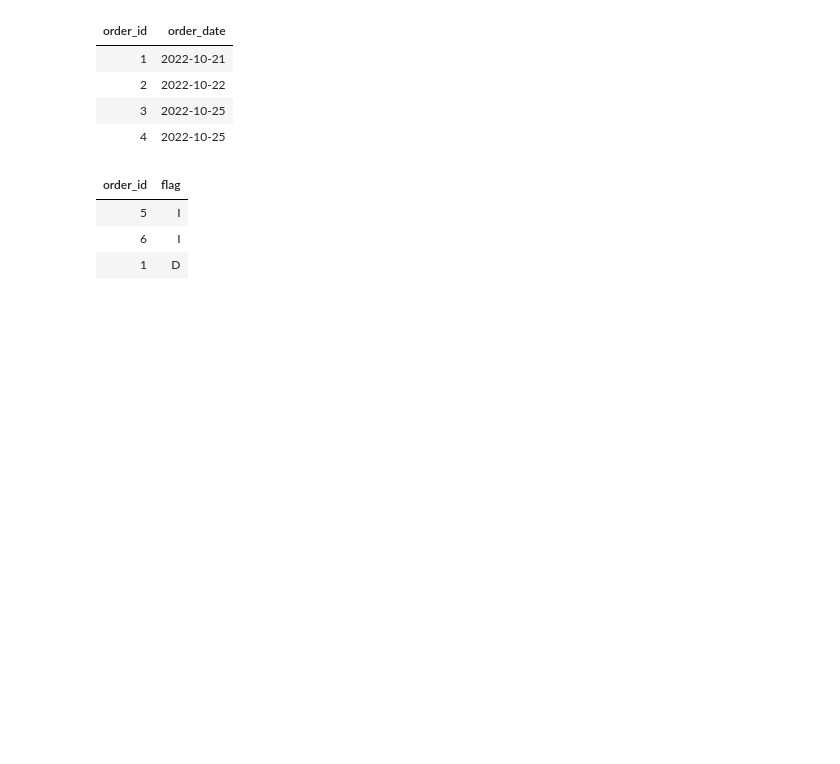
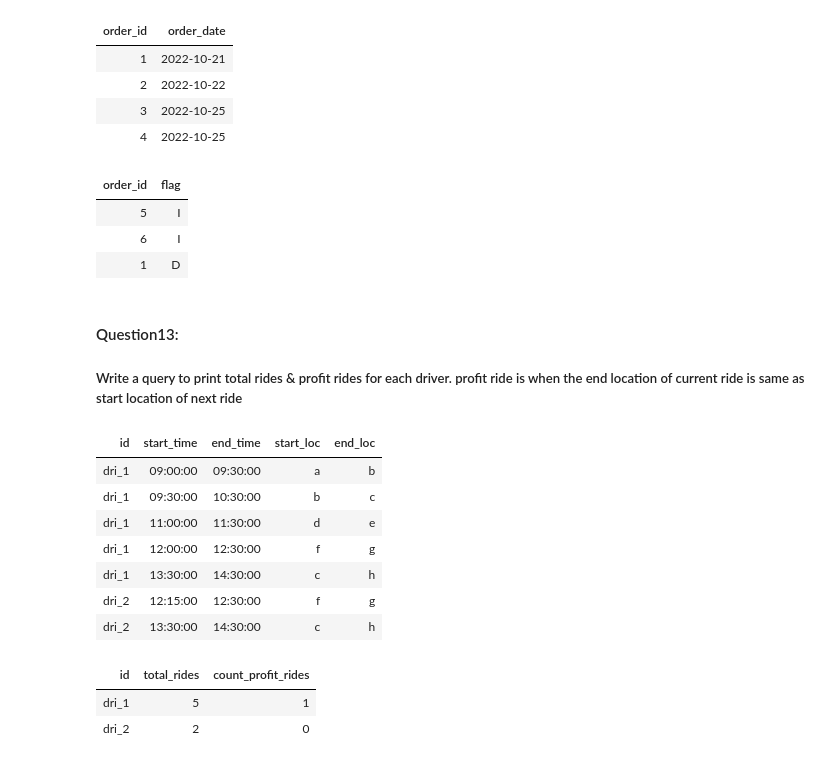
Before and after one commit to Rupam-1/SQL-Pyspark-practise_youtube, a Jupyter notebook: 04. SQL - Part3.ipynb, the cells around one changed output. Saved outputs shown, nothing was run; the diff lists cells and outputs as text; code cells hidden in the pictures; blank space fills up the shorter version.

```diff
--- a/04. SQL - Part3.ipynb
+++ b/04. SQL - Part3.ipynb
@@ -1210,3 +1210,55 @@ where t1.order_id is null or t2.order_id is null;
 | 5 | I |
 | 6 | I |
 | 1 | D |
+# %% [markdown]
+#### Question13:
+##### Write a query to print total rides & profit rides for each driver. profit ride is when the end location of current ride is same as start location of next ride
+# %%
+%sql
+DROP TABLE IF EXISTS drivers;
+CREATE TABLE drivers (
+    id VARCHAR(10),
+    start_time TIME,
+    end_time TIME,
+    start_loc VARCHAR(10),
+    end_loc VARCHAR(10)
+);
+INSERT INTO drivers VALUES
+('dri_1', '09:00:00', '09:30:00', 'a', 'b'),
+('dri_1', '09:30:00', '10:30:00', 'b', 'c'),
+('dri_1', '11:00:00', '11:30:00', 'd', 'e'),
+('dri_1', '12:00:00', '12:30:00', 'f', 'g'),
+('dri_1', '13:30:00', '14:30:00', 'c', 'h'),
+('dri_2', '12:15:00', '12:30:00', 'f', 'g'),
+('dri_2', '13:30:00', '14:30:00', 'c', 'h');
+
+SELECT * FROM drivers;
+# %% [output]
+| id | start_time | end_time | start_loc | end_loc |
+| dri_1 | 09:00:00 | 09:30:00 | a | b |
+| dri_1 | 09:30:00 | 10:30:00 | b | c |
+| dri_1 | 11:00:00 | 11:30:00 | d | e |
+| dri_1 | 12:00:00 | 12:30:00 | f | g |
+| dri_1 | 13:30:00 | 14:30:00 | c | h |
+| dri_2 | 12:15:00 | 12:30:00 | f | g |
+| dri_2 | 13:30:00 | 14:30:00 | c | h |
+# %%
+%sql
+with cte as (
+    select *,
+        lead(start_loc) over (partition by id order by start_time, end_time) as next_start_loc
+    from drivers
+)
+select id, count(*) as total_rides,
+    sum(
+        case
+            when end_loc = next_start_loc then 1
+            else 0
+        end
+    )as count_profit_rides
+from cte
+group by id;
+# %% [output]
+| id | total_rides | count_profit_rides |
+| dri_1 | 5 | 1 |
+| dri_2 | 2 | 0 |
```
Also changed, not shown: 1 other file.
